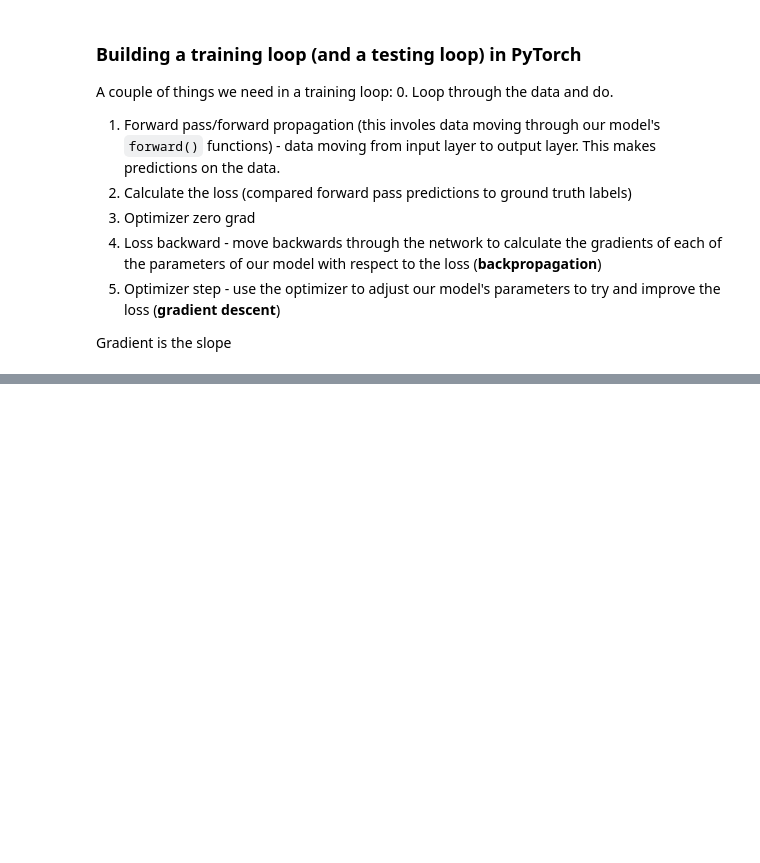
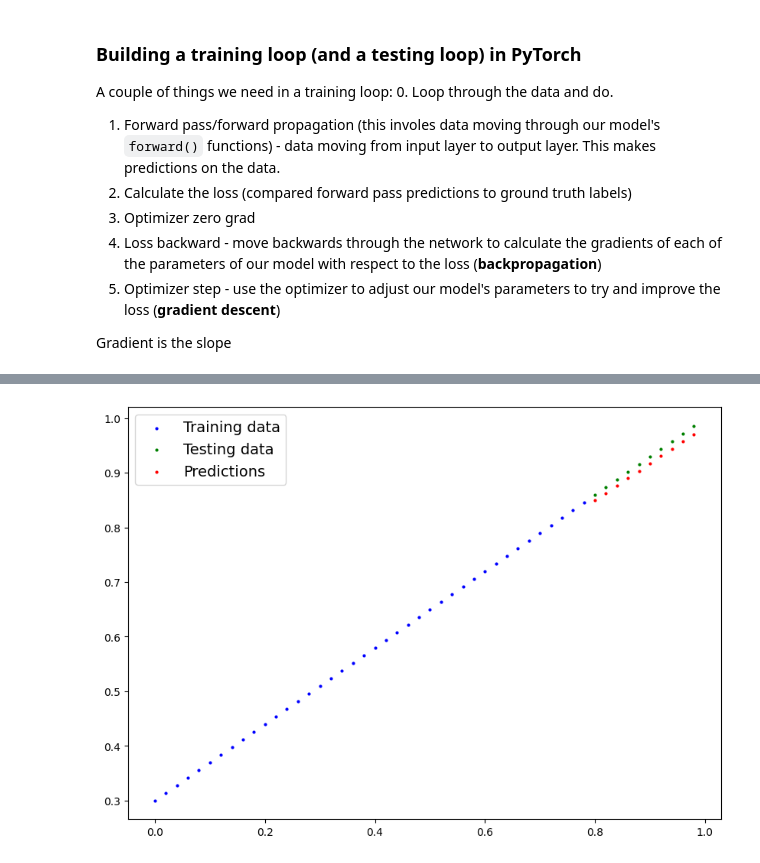
Before and after one commit to sifulsidd/pytorch, a Jupyter notebook: 01_pytorch_workflow.ipynb, the cells around one changed output, grey strips where cells are left out. Saved outputs shown, nothing was run; the diff lists cells and outputs as text; code cells hidden in the pictures; blank space fills up the shorter version.

Commit message:
Getting training data to be expected result, gradient descent is slopes at each point, think of a curve

```diff
--- a/01_pytorch_workflow.ipynb
+++ b/01_pytorch_workflow.ipynb
@@ -368,28 +365,34 @@ A couple of things we need in a training loop:
 
 Gradient is the slope
 # %%
+torch.manual_seed(42)
 # An epoch is one loop through the data... (this is a hyperparameter because we set it ourselves)
-epochs = 1
+epochs = 100
 
 ### Training
 # 0. Loop through the data
 for epoch in range(epochs):
-  # Set the model to training mode
+  # Set the model to training mode, this is default stage of model
   model_0.train() # train mode in PyTorch sets all parameters that require gradients to require gradients
 
-  # 1. Forward pass
+  # 1. Forward pass on train data using forward() method inside <- performs forward() method located inside the model object
   y_pred = model_0(X_train)
 
-  # 2. Calculate the loss (inputs, target)
+  # 2. Calculate the loss (inputs, target) (how different models results are from true values)
   loss = loss_fn(y_pred, y_train)
+  print(f"Loss: {loss}")
 
-  # 3. Optimizer zero grad
+  # 3. Optimizer zero grad  (they accumulate by default)777
   optimizer.zero_grad()
 
   # 4. Perform backpropagation on the loss with respect to the parameters of the model
   loss.backward()
 
-  # 5. Step the optimizer (perform gradient descent)
+  # 5. Step the optimizer (perform gradient descent), to update model's parameters with respect to gradients calculated by loss.backward()
   optimizer.step() # by default how the optimizer changes will accumulate through the loop so... we have to zero them above in step 3 for the next iteration of the loop
 
+  ### Testing
   model_0.eval() # turns off gradient tracking
+
+  # Print out model state dict()
+  print(model_0.state_dict())
@@ -395,0 +417,3 @@ for epoch in range(epochs):
+# %%
+with torch.inference_mode():
+  y_preds_new = model_0(X_test)
@@ -395,0 +428,4 @@ for epoch in range(epochs):
+# %%
+plot_predictions(predictions=y_preds_new)
+# %% [output]
+[figure, added]
```
Also changed, not shown: parts of 5 cells of this notebook.
